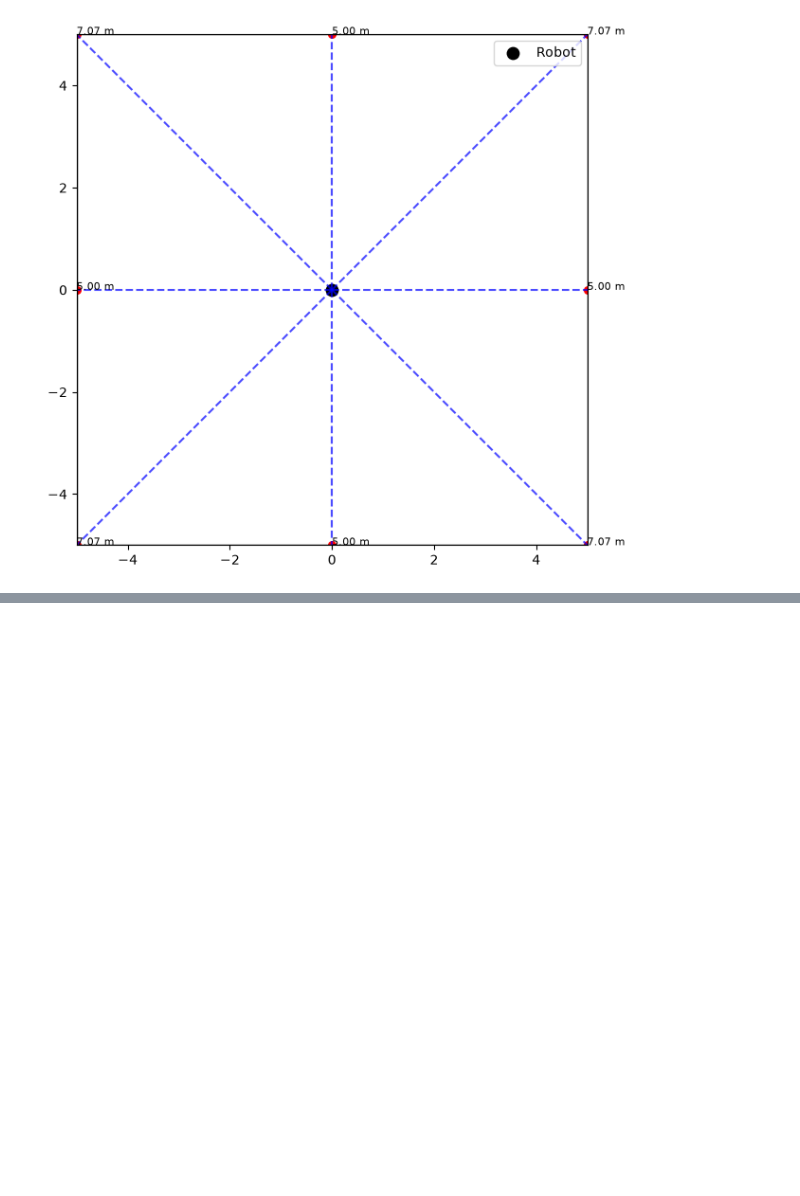
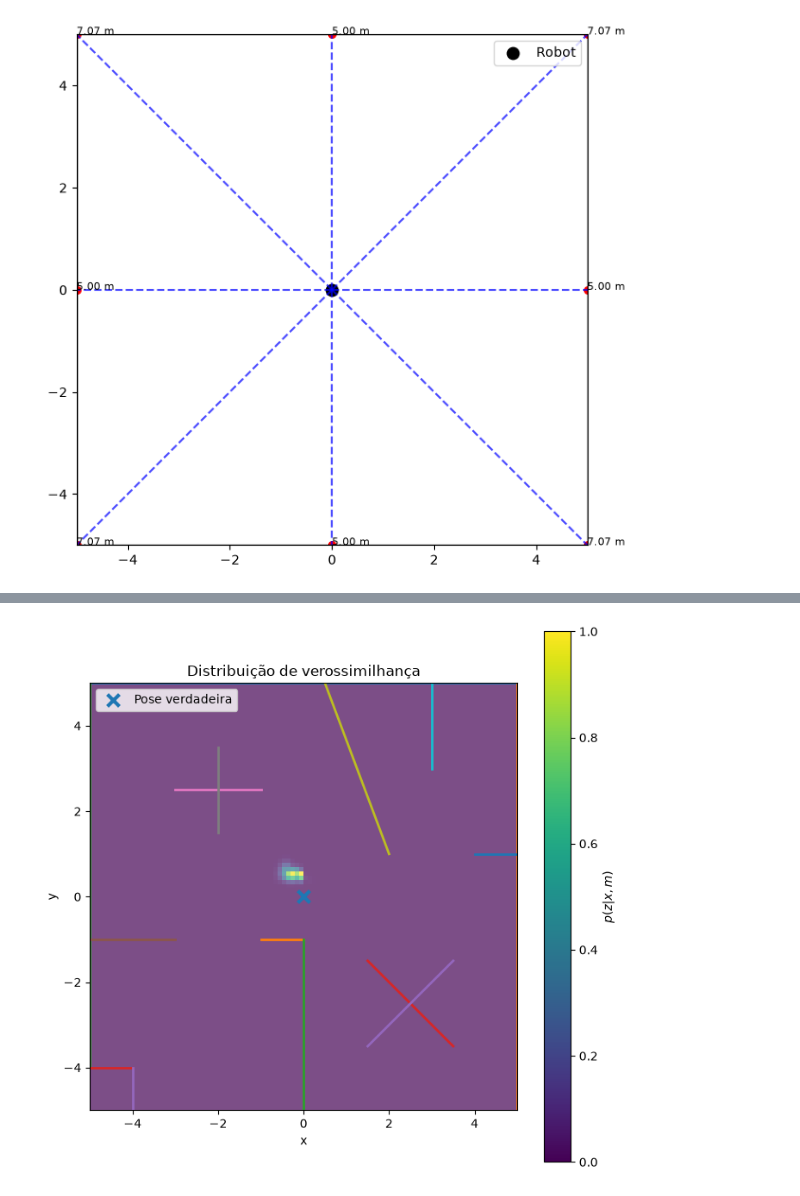
Before and after one commit to jtu-hub/UFRJ-COE-841, a Jupyter notebook: trabalho 2.ipynb, the cells around one changed output, grey strips where cells are left out. Drawn from its saved outputs; the diff is of its cells as text; code cells hidden in the pictures; blank space fills up the shorter version.

```diff
--- a/trabalho 2.ipynb
+++ b/trabalho 2.ipynb
@@ -496,0 +686,48 @@ plt.show()
+# %%
+plt.figure(figsize=(8, 8))
+
+# Distribuição de probabilidade
+plt.imshow(
+    probability_map,
+    extent=[
+        x_values.min(),
+        x_values.max(),
+        y_values.min(),
+        y_values.max()
+    ],
+    origin="lower",
+    aspect="equal",
+    alpha=0.7
+)
+
+# Desenhar os obstáculos do mapa
+for segment in obstacle_map.segments:
+
+    x1, y1 = segment.p1
+    x2, y2 = segment.p2
+
+    plt.plot(
+        [x1, x2],
+        [y1, y2],
+        linewidth=2
+    )
+
+# Pose verdadeira
+plt.scatter(
+    x_true.x,
+    x_true.y,
+    marker="x",
+    s=100,
+    linewidths=3,
+    label="Pose verdadeira"
+)
+
+plt.xlabel("x")
+plt.ylabel("y")
+plt.title("Distribuição de verossimilhança")
+plt.colorbar(label=r"$p(z|x,m)$")
+plt.legend()
+
+plt.show()
+# %% [output]
+[figure, added]
```
Also changed, not shown: parts of 14 cells of this notebook, 2 other files.
